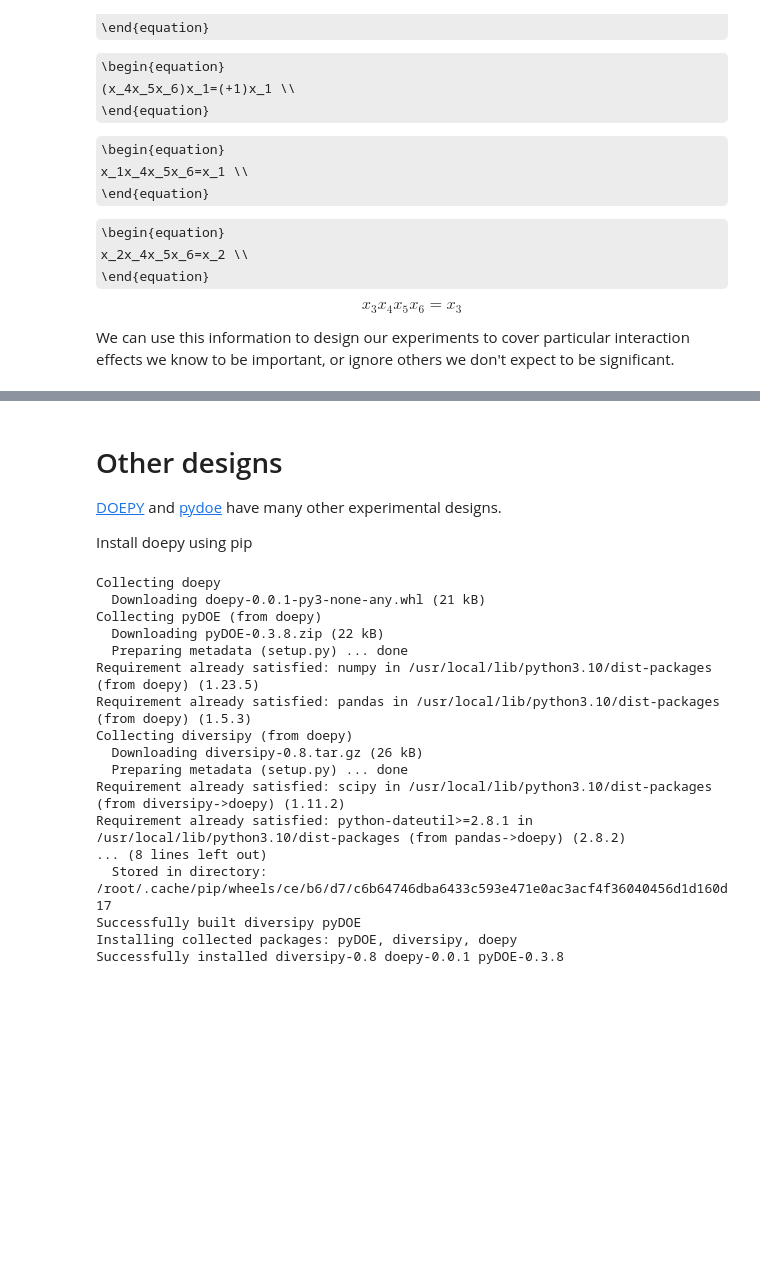
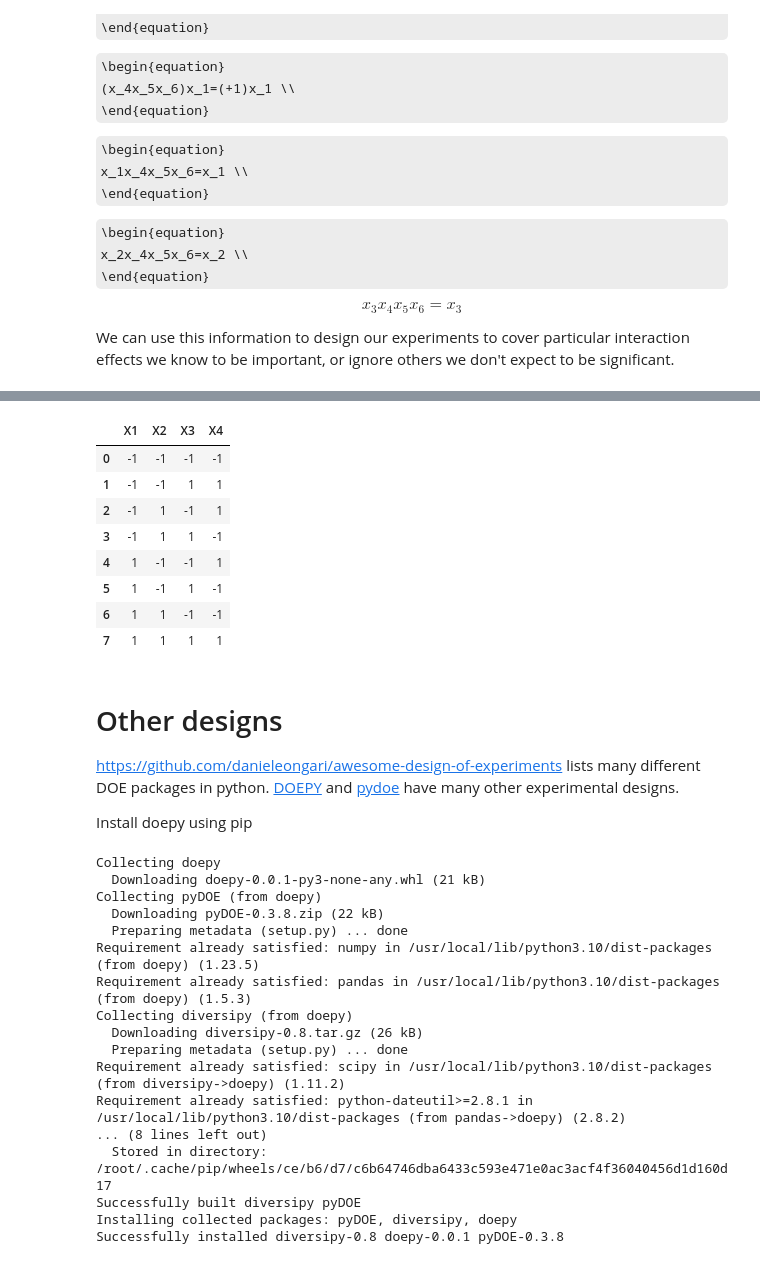
Before and after one commit to peterbmob/DHMVADoE, a Jupyter notebook: Excercises/fractional_design.ipynb, the cells around one changed output, grey strips where cells are left out. Drawn from its saved outputs; the diff is of its cells as text; code cells hidden in the pictures; some formulas as TeX source; blank space fills up the shorter version.

```diff
--- a/Excercises/fractional_design.ipynb
+++ b/Excercises/fractional_design.ipynb
@@ -279,0 +381,4 @@ We can use this information to design our experiments to cover particular intera
+# %%
+design = dexpy.factorial.build_factorial(4, 8)
+aliases, alias_coefs = dexpy.alias.alias_list("(X1+X2+X3+X4)**2", design)
+print(aliases)
@@ -280,6 +389,18 @@ We can use this information to design our experiments to cover particular intera
+# %%
+design
+# %% [output]
+|  | X1 | X2 | X3 | X4 |
+| 0 | -1 | -1 | -1 | -1 |
+| 1 | -1 | -1 | 1 | 1 |
+| 2 | -1 | 1 | -1 | 1 |
+| 3 | -1 | 1 | 1 | -1 |
+| 4 | 1 | -1 | -1 | 1 |
+| 5 | 1 | -1 | 1 | -1 |
+| 6 | 1 | 1 | -1 | -1 |
+| 7 | 1 | 1 | 1 | 1 |
 # %% [markdown]
 # Other designs
-
+https://github.com/danieleongari/awesome-design-of-experiments lists many different DOE packages in python.
 [DOEPY](https://doepy.readthedocs.io/en/latest/) and [pydoe](https://pypi.org/project/pyDOE/) have many other experimental designs.
 
 Install doepy using pip
```
Also changed, not shown: parts of 8 cells of this notebook.
